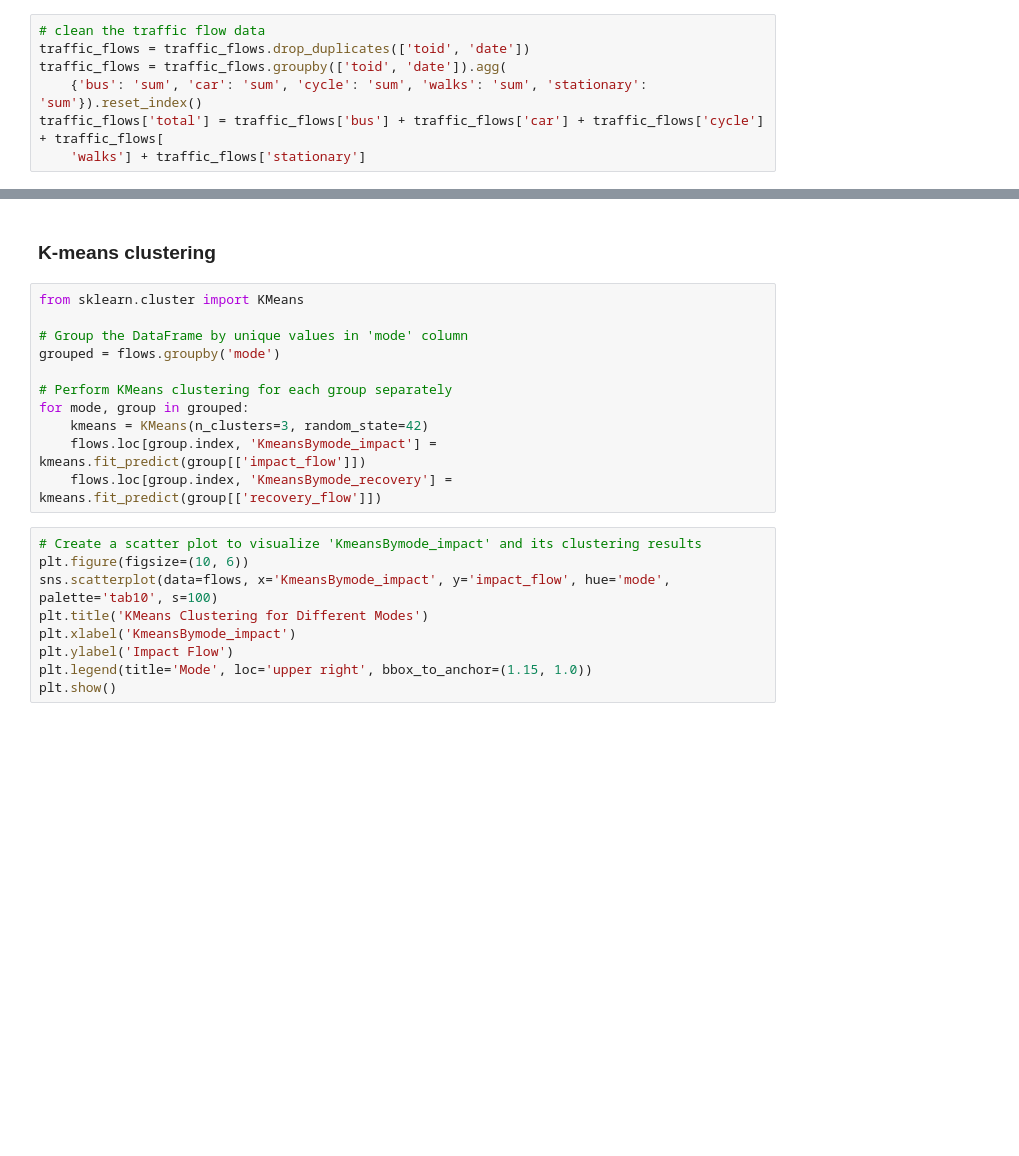
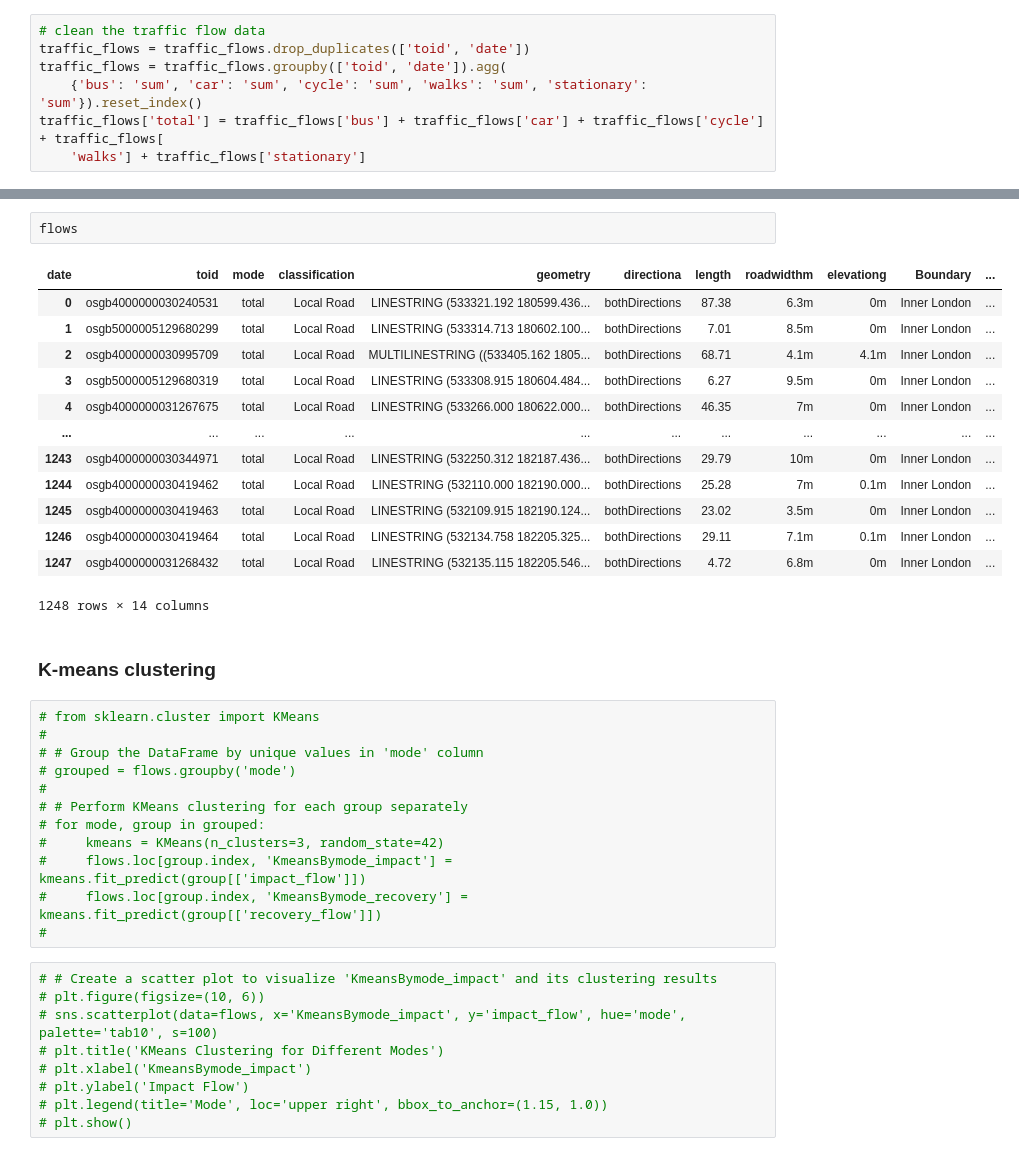
Before and after one commit to ZongheMa/Dissertation, a Jupyter notebook: Methodology.ipynb, the cells around one changed output, grey strips where cells are left out. Saved outputs shown, nothing was run; the diff lists cells and outputs as text; blank space fills up the shorter version.

```diff
--- a/Methodology.ipynb
+++ b/Methodology.ipynb
@@ -121,23 +140,40 @@ flows = flows.drop(columns=['index'],inplace=True)
+# %%
+flows
+# %% [output]
+| date | toid | mode | classification | geometry | directiona | length | roadwidthm | elevationg | Boundary | ... |
+| 0 | osgb4000000030240531 | total | Local Road | LINESTRING (533321.192 180599.436... | bothDirections | 87.38 | 6.3m | 0m | Inner London | ... |
+| 1 | osgb5000005129680299 | total | Local Road | LINESTRING (533314.713 180602.100... | bothDirections | 7.01 | 8.5m | 0m | Inner London | ... |
+| 2 | osgb4000000030995709 | total | Local Road | MULTILINESTRING ((533405.162 1805... | bothDirections | 68.71 | 4.1m | 4.1m | Inner London | ... |
+| 3 | osgb5000005129680319 | total | Local Road | LINESTRING (533308.915 180604.484... | bothDirections | 6.27 | 9.5m | 0m | Inner London | ... |
+| 4 | osgb4000000031267675 | total | Local Road | LINESTRING (533266.000 180622.000... | bothDirections | 46.35 | 7m | 0m | Inner London | ... |
+| ... | ... | ... | ... | ... | ... | ... | ... | ... | ... | ... |
+| 1243 | osgb4000000030344971 | total | Local Road | LINESTRING (532250.312 182187.436... | bothDirections | 29.79 | 10m | 0m | Inner London | ... |
+| 1244 | osgb4000000030419462 | total | Local Road | LINESTRING (532110.000 182190.000... | bothDirections | 25.28 | 7m | 0.1m | Inner London | ... |
+| 1245 | osgb4000000030419463 | total | Local Road | LINESTRING (532109.915 182190.124... | bothDirections | 23.02 | 3.5m | 0m | Inner London | ... |
+| 1246 | osgb4000000030419464 | total | Local Road | LINESTRING (532134.758 182205.325... | bothDirections | 29.11 | 7.1m | 0.1m | Inner London | ... |
+| 1247 | osgb4000000031268432 | total | Local Road | LINESTRING (532135.115 182205.546... | bothDirections | 4.72 | 6.8m | 0m | Inner London | ... |
+1248 rows × 14 columns
 # %% [markdown]
 ### K-means clustering
 # %%
-from sklearn.cluster import KMeans
-
-# Group the DataFrame by unique values in 'mode' column
-grouped = flows.groupby('mode')
-
-# Perform KMeans clustering for each group separately
-for mode, group in grouped:
-    kmeans = KMeans(n_clusters=3, random_state=42)
-    flows.loc[group.index, 'KmeansBymode_impact'] = kmeans.fit_predict(group[['impact_flow']])
-    flows.loc[group.index, 'KmeansBymode_recovery'] = kmeans.fit_predict(group[['recovery_flow']])
+# from sklearn.cluster import KMeans
+#
+# # Group the DataFrame by unique values in 'mode' column
+# grouped = flows.groupby('mode')
+#
+# # Perform KMeans clustering for each group separately
+# for mode, group in grouped:
+#     kmeans = KMeans(n_clusters=3, random_state=42)
+#     flows.loc[group.index, 'KmeansBymode_impact'] = kmeans.fit_predict(group[['impact_flow']])
+#     flows.loc[group.index, 'KmeansBymode_recovery'] = kmeans.fit_predict(group[['recovery_flow']])
+#
 # %%
-# Create a scatter plot to visualize 'KmeansBymode_impact' and its clustering results
-plt.figure(figsize=(10, 6))
-sns.scatterplot(data=flows, x='KmeansBymode_impact', y='impact_flow', hue='mode', palette='tab10', s=100)
-plt.title('KMeans Clustering for Different Modes')
-plt.xlabel('KmeansBymode_impact')
-plt.ylabel('Impact Flow')
-plt.legend(title='Mode', loc='upper right', bbox_to_anchor=(1.15, 1.0))
-plt.show()
+# # Create a scatter plot to visualize 'KmeansBymode_impact' and its clustering results
+# plt.figure(figsize=(10, 6))
+# sns.scatterplot(data=flows, x='KmeansBymode_impact', y='impact_flow', hue='mode', palette='tab10', s=100)
+# plt.title('KMeans Clustering for Different Modes')
+# plt.xlabel('KmeansBymode_impact')
+# plt.ylabel('Impact Flow')
+# plt.legend(title='Mode', loc='upper right', bbox_to_anchor=(1.15, 1.0))
+# plt.show()
 # %%
```
Also changed, not shown: parts of 17 cells of this notebook, 4 other files.
